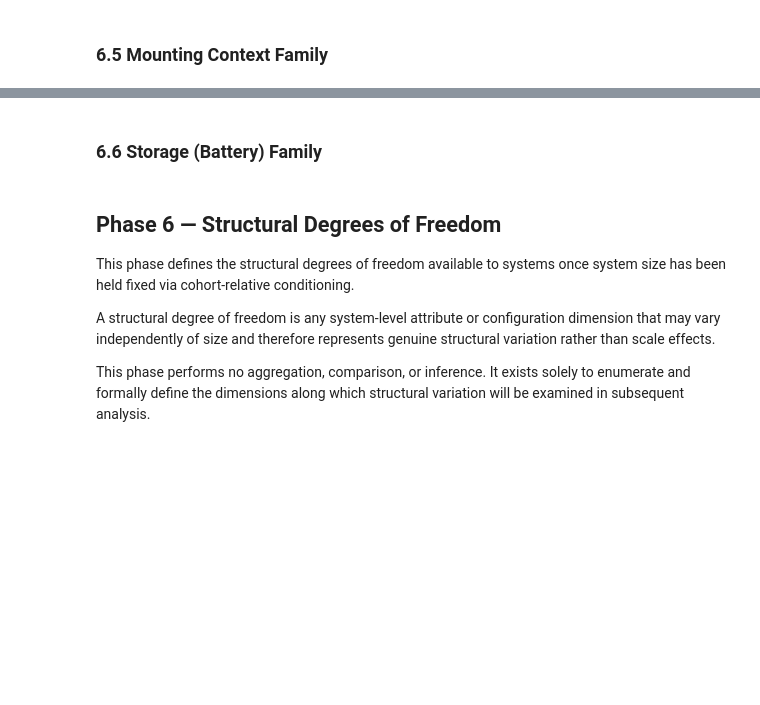
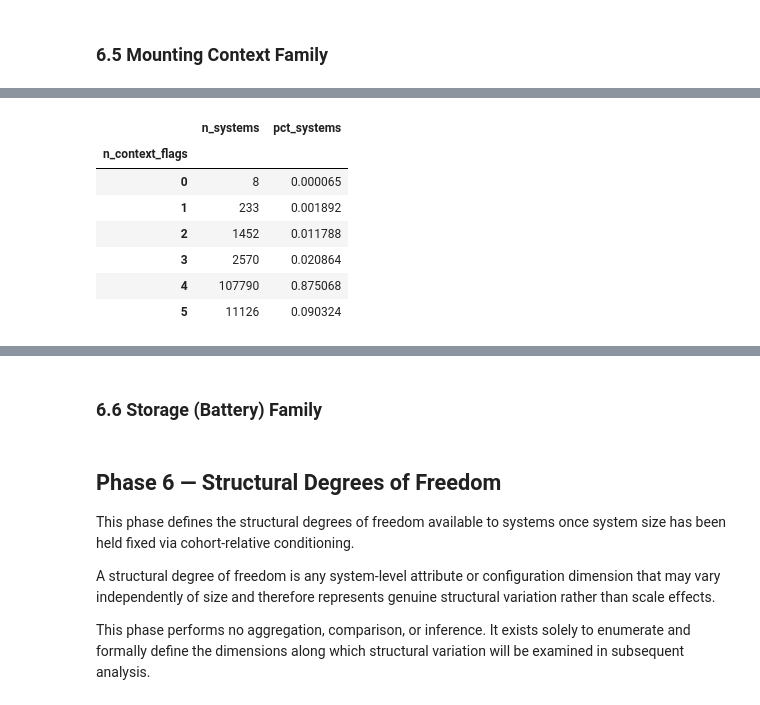
Before and after one commit to AsmaaELBorki/03_tts_configuration, a Jupyter notebook: notebooks/01_structural_degrees_of_freedom_at_fixed_size.ipynb, the cells around one changed output, grey strips where cells are left out. Cells and saved outputs as stored; diff of their text form; code cells hidden in the pictures; blank space fills up the shorter version.

```diff
--- a/notebooks/01_structural_degrees_of_freedom_at_fixed_size.ipynb
+++ b/notebooks/01_structural_degrees_of_freedom_at_fixed_size.ipynb
@@ -1243,0 +2679,48 @@ This evaluation follows in subsequent sections.
+# %%
+# Step 2 — Context Enumeration
+
+context_cols = [
+    "ground_mounted",
+    "new_construction",
+    "tracking",
+    "third_party_owned",
+    "self_installed",
+]
+
+# Helper: valid context flag
+def is_valid_flag(x):
+    return pd.notna(x) and x != -1
+
+# Count how many context flags are meaningfully reported per row
+mounting_raw["n_context_flags"] = (
+    mounting_raw[context_cols]
+    .map(is_valid_flag)
+    .sum(axis=1)
+)
+
+# Collapse to system level (max flags observed per system)
+context_count_by_system = (
+    mounting_raw
+    .groupby("tts_link_id")["n_context_flags"]
+    .max()
+    .value_counts()
+    .sort_index()
+    .rename("n_systems")
+    .to_frame()
+)
+
+context_count_by_system["pct_systems"] = (
+    context_count_by_system["n_systems"]
+    / context_count_by_system["n_systems"].sum()
+)
+
+context_count_by_system
+# %% [output]
+|  | n_systems | pct_systems |
+| n_context_flags |  |  |
+| 0 | 8 | 0.000065 |
+| 1 | 233 | 0.001892 |
+| 2 | 1452 | 0.011788 |
+| 3 | 2570 | 0.020864 |
+| 4 | 107790 | 0.875068 |
+| 5 | 11126 | 0.090324 |
```
Also changed, not shown: parts of 38 cells of this notebook.
